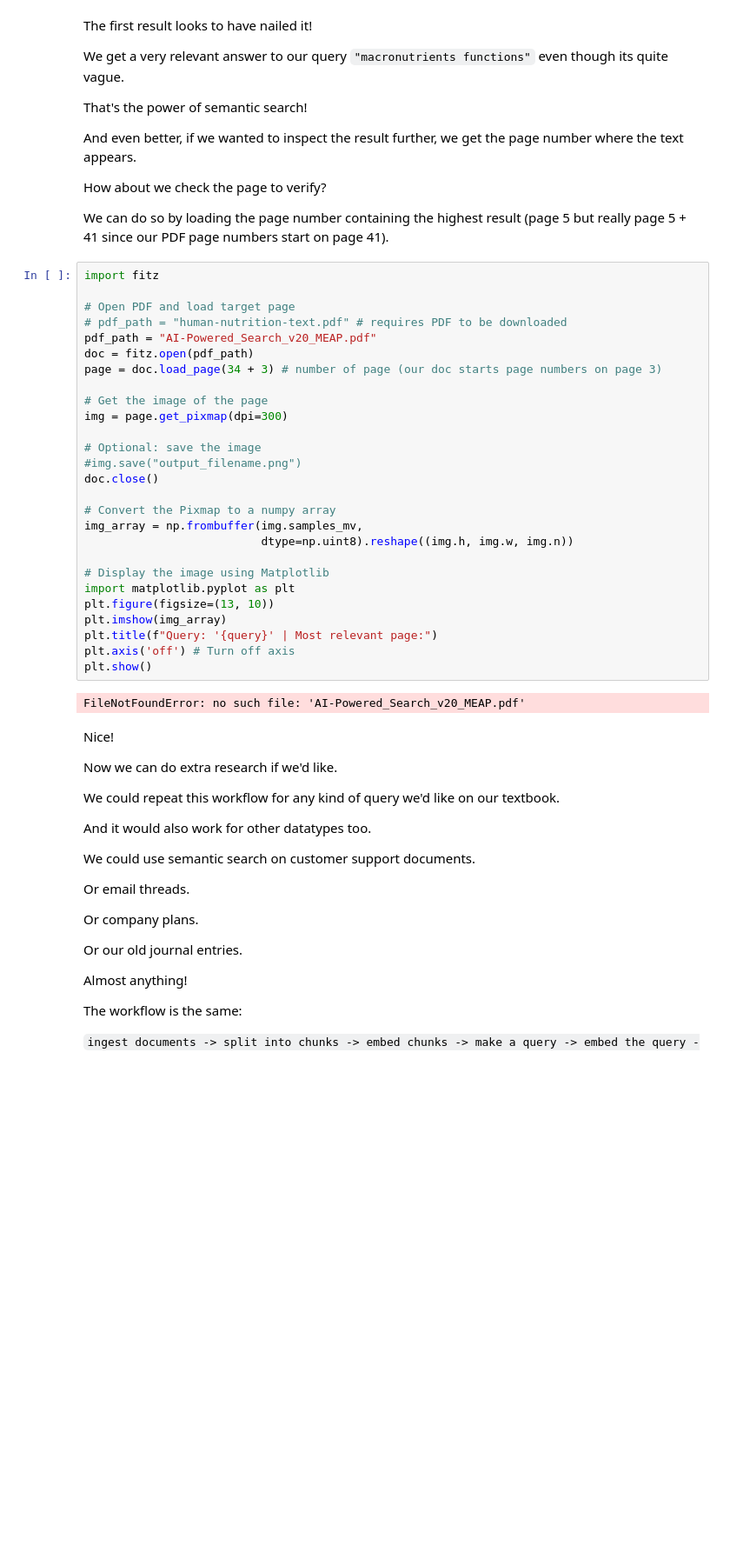
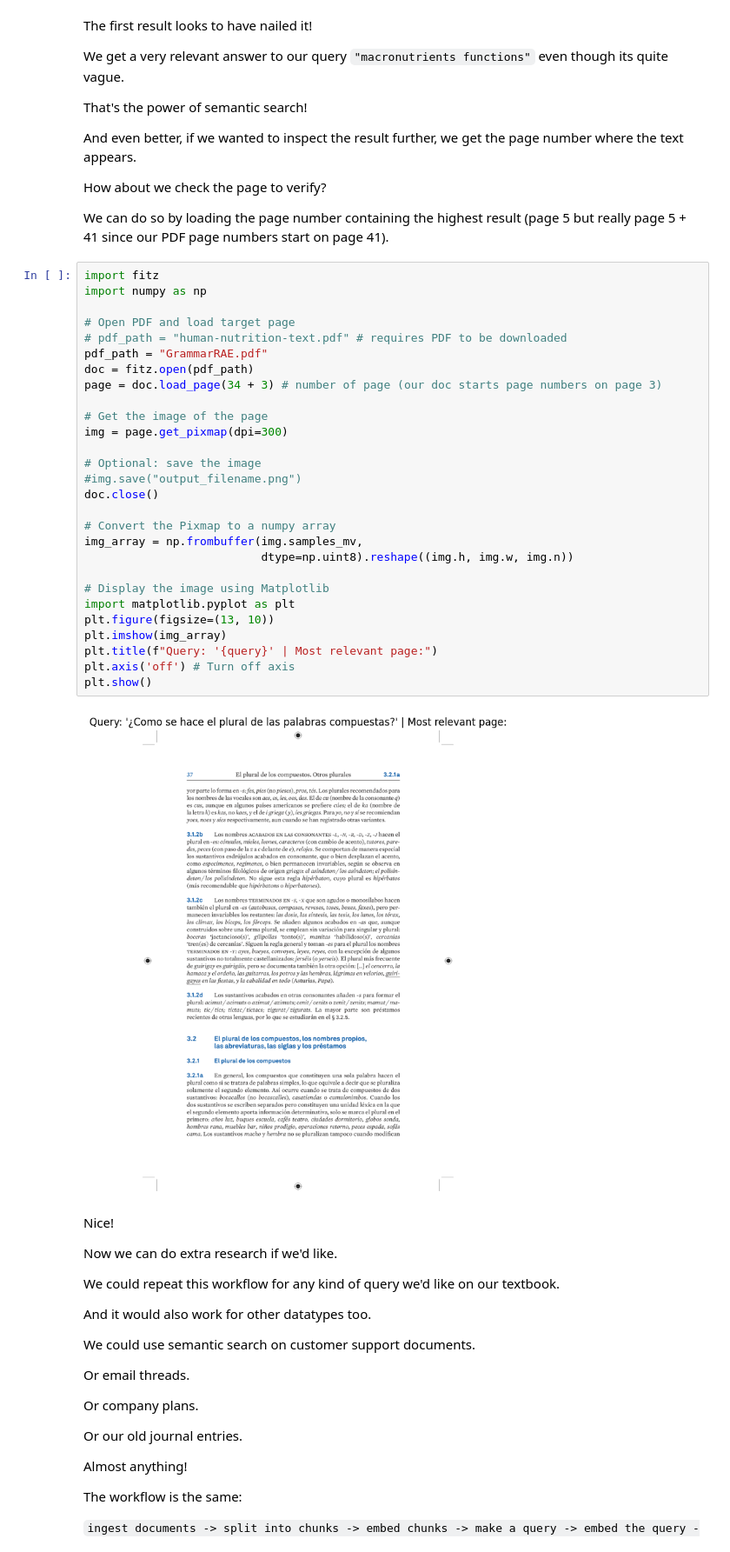
Before and after one commit to IvanInRainbows/LLM-course-2025, a Jupyter notebook: week-5/00_simple_local_rag.ipynb, the cells around one changed output. Shown at 87% size. Saved outputs shown, nothing was run; the diff lists cells and outputs as text; blank space fills up the shorter version.

```diff
--- a/week-5/00_simple_local_rag.ipynb
+++ b/week-5/00_simple_local_rag.ipynb
@@ -1173,33 +1173,34 @@ How about we check the page to verify?
 We can do so by loading the page number containing the highest result (page 5 but really page 5 + 41 since our PDF page numbers start on page 41).
 # %%
 import fitz
+import numpy as np
 
 # Open PDF and load target page
 # pdf_path = "human-nutrition-text.pdf" # requires PDF to be downloaded
-pdf_path = "AI-Powered_Search_v20_MEAP.pdf"
+pdf_path = "GrammarRAE.pdf"
 doc = fitz.open(pdf_path)
 page = doc.load_page(34 + 3) # number of page (our doc starts page numbers on page 3)
 
 # Get the image of the page
 img = page.get_pixmap(dpi=300)
 
 # Optional: save the image
 #img.save("output_filename.png")
 doc.close()
 
 # Convert the Pixmap to a numpy array
 img_array = np.frombuffer(img.samples_mv,
                           dtype=np.uint8).reshape((img.h, img.w, img.n))
 
 # Display the image using Matplotlib
 import matplotlib.pyplot as plt
 plt.figure(figsize=(13, 10))
 plt.imshow(img_array)
 plt.title(f"Query: '{query}' | Most relevant page:")
 plt.axis('off') # Turn off axis
 plt.show()
 # %% [output]
-FileNotFoundError: no such file: 'AI-Powered_Search_v20_MEAP.pdf'
+[figure, added]
 # %% [markdown]
 Nice!
 
```
Also changed, not shown: parts of 15 cells of this notebook.
